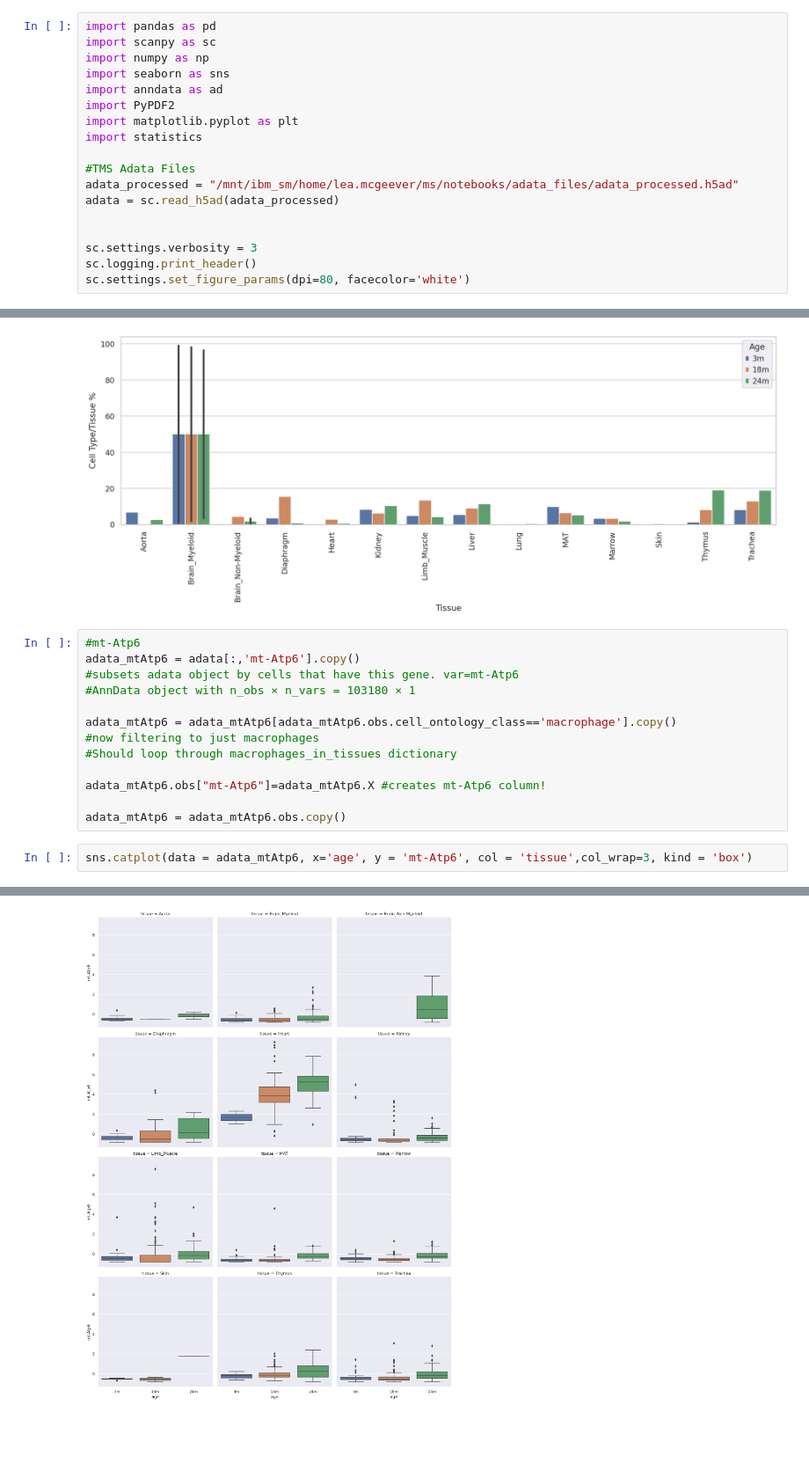
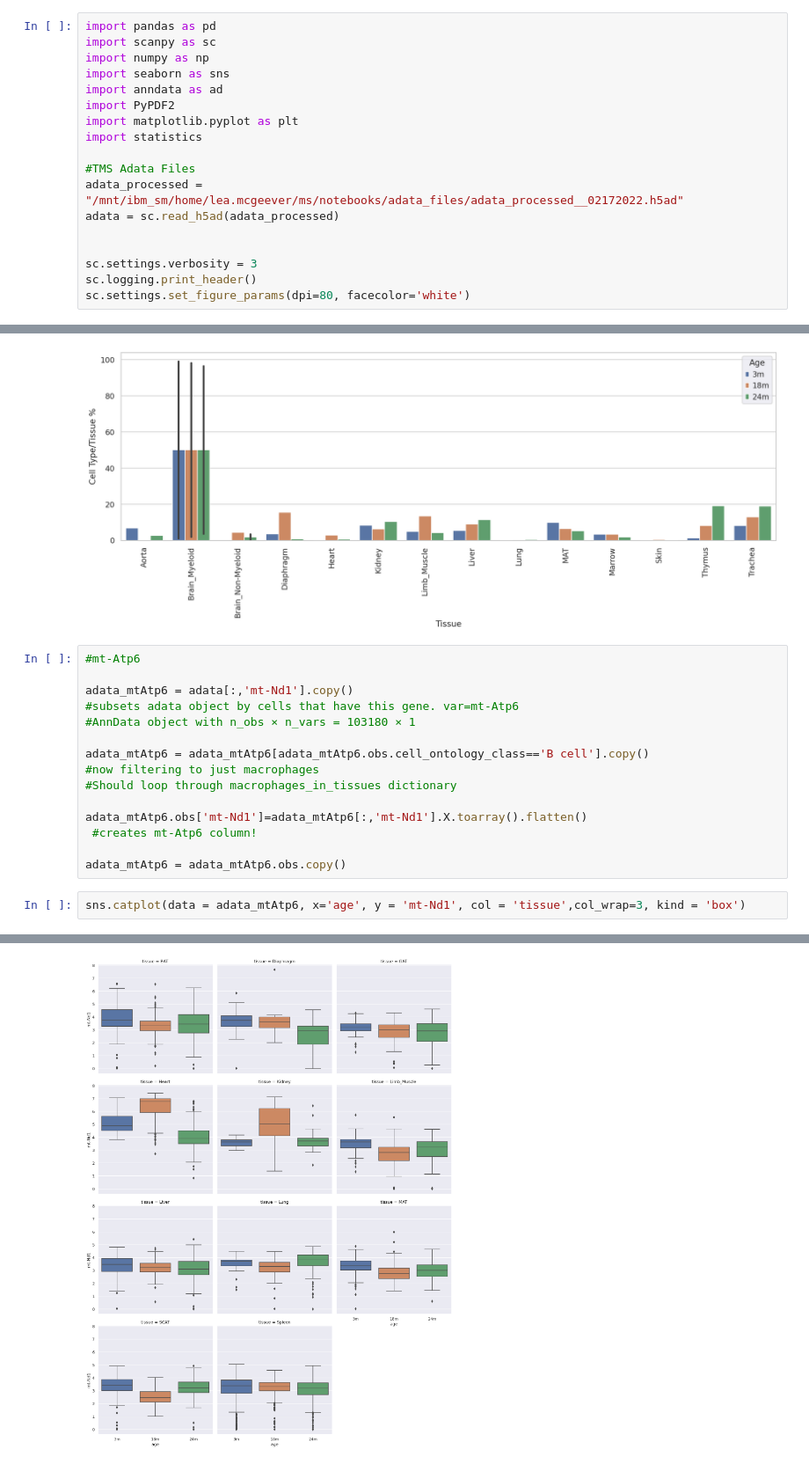
Before and after one commit to lmcgeever/mito_project, a Jupyter notebook: notebooks/Macrophage to Celltype Percent Function.ipynb, the cells around one changed output, grey strips where cells are left out. Shown at 88% size. Drawn from its saved outputs; the diff is of its cells as text; blank space fills up the shorter version.

Commit message:
kidney B cell and thymus B cell updates

```diff
--- a/notebooks/Macrophage to Celltype Percent Function.ipynb
+++ b/notebooks/Macrophage to Celltype Percent Function.ipynb
@@ -12,7 +12,7 @@ import matplotlib.pyplot as plt
 import statistics
 
 #TMS Adata Files
-adata_processed = "/mnt/ibm_sm/home/lea.mcgeever/ms/notebooks/adata_files/adata_processed.h5ad"
+adata_processed = "/mnt/ibm_sm/home/lea.mcgeever/ms/notebooks/adata_files/adata_processed__02172022.h5ad"
 adata = sc.read_h5ad(adata_processed)
 
 
@@ -604,19 +600,21 @@ sns.barplot(y="Cell Type/Tissue %",x="Tissue",data=mac_in_tissues_DF, hue = "Age
 [figure]
 # %%
 #mt-Atp6
-adata_mtAtp6 = adata[:,'mt-Atp6'].copy()
+
+adata_mtAtp6 = adata[:,'mt-Nd1'].copy()
 #subsets adata object by cells that have this gene. var=mt-Atp6
 #AnnData object with n_obs × n_vars = 103180 × 1
 
-adata_mtAtp6 = adata_mtAtp6[adata_mtAtp6.obs.cell_ontology_class=='macrophage'].copy()
+adata_mtAtp6 = adata_mtAtp6[adata_mtAtp6.obs.cell_ontology_class=='B cell'].copy()
 #now filtering to just macrophages
 #Should loop through macrophages_in_tissues dictionary
 
-adata_mtAtp6.obs["mt-Atp6"]=adata_mtAtp6.X #creates mt-Atp6 column!
+adata_mtAtp6.obs['mt-Nd1']=adata_mtAtp6[:,'mt-Nd1'].X.toarray().flatten()
+ #creates mt-Atp6 column!
 
 adata_mtAtp6 = adata_mtAtp6.obs.copy()
 # %%
-sns.catplot(data = adata_mtAtp6, x='age', y = 'mt-Atp6', col = 'tissue',col_wrap=3, kind = 'box')
+sns.catplot(data = adata_mtAtp6, x='age', y = 'mt-Nd1', col = 'tissue',col_wrap=3, kind = 'box')
 # %% [output]
 <seaborn.axisgrid.FacetGrid at 0x...>
-[figure, old version]
+[figure, new version]
```
Also changed, not shown: parts of 9 cells of this notebook, 4 other files.
